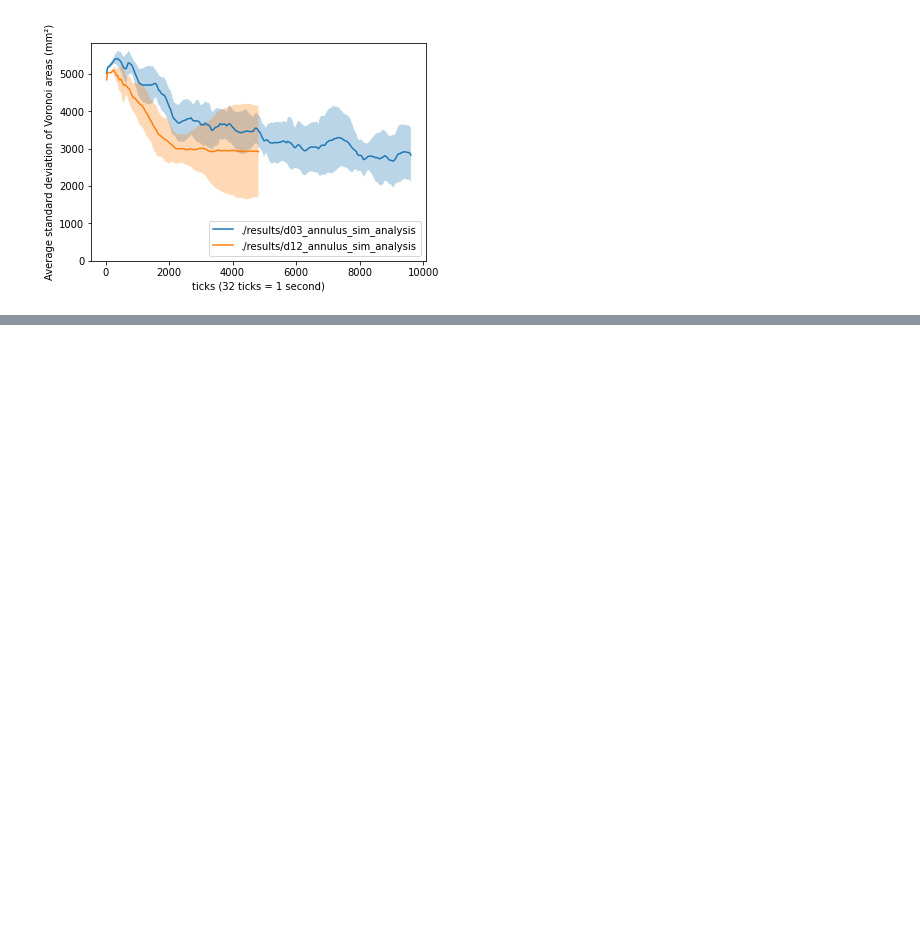
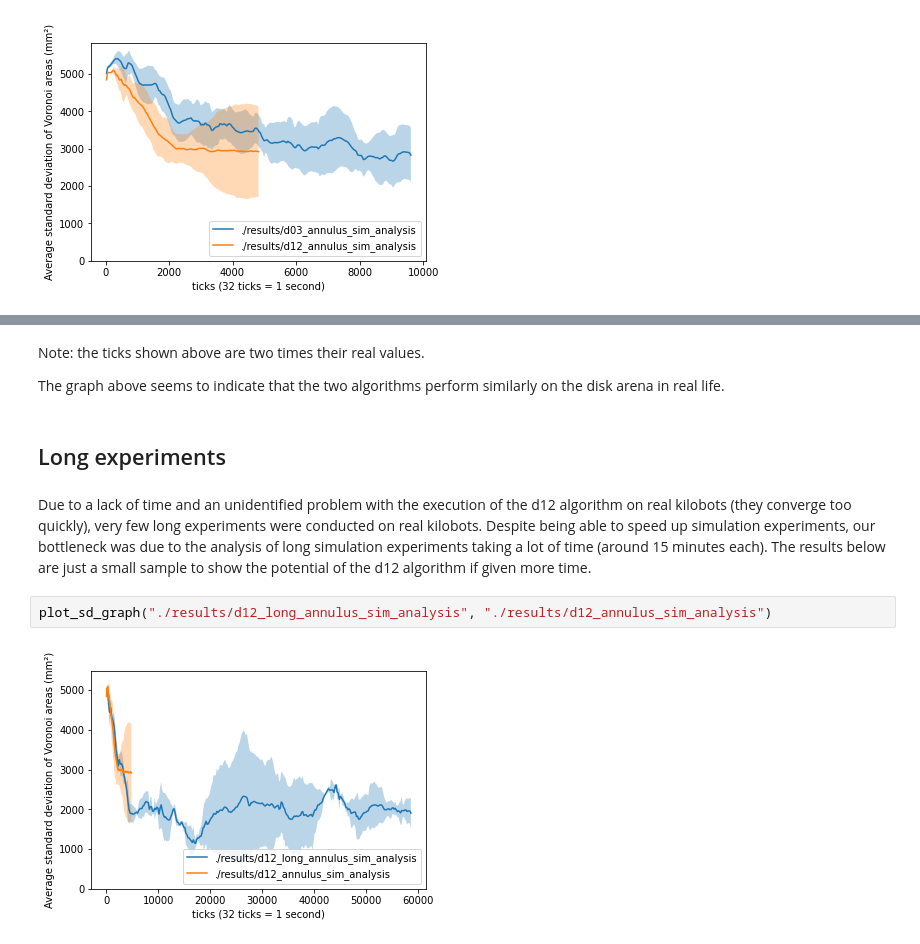
Before and after one commit to Kalessia/dispersion_kilobots, a Jupyter notebook: simulationAnalysis/Analyses.ipynb, the cells around one changed output, grey strips where cells are left out. Drawn from its saved outputs; the diff is of its cells as text; blank space fills up the shorter version.

```diff
--- a/simulationAnalysis/Analyses.ipynb
+++ b/simulationAnalysis/Analyses.ipynb
@@ -80,0 +121,12 @@ plot_sd_graph("./results/d03_annulus_sim_analysis", "./results/d12_annulus_sim_a
+# %% [markdown]
+Note: the ticks shown above are two times their real values.
+
+The graph above seems to indicate that the two algorithms perform similarly on the disk arena in real life.
+# %% [markdown]
+## Long experiments
+# %% [markdown]
+Due to a lack of time and an unidentified problem with the execution of the d12 algorithm on real kilobots (they converge too quickly), very few long experiments were conducted on real kilobots. Despite being able to speed up simulation experiments, our bottleneck was due to the analysis of long simulation experiments taking a lot of time (around 15 minutes each). The results below are just a small sample to show the potential of the d12 algorithm if given more time.
+# %%
+plot_sd_graph("./results/d12_long_annulus_sim_analysis", "./results/d12_annulus_sim_analysis")
+# %% [output]
+[figure, added]
```
Also changed, not shown: parts of 16 cells of this notebook, 1 other file.
